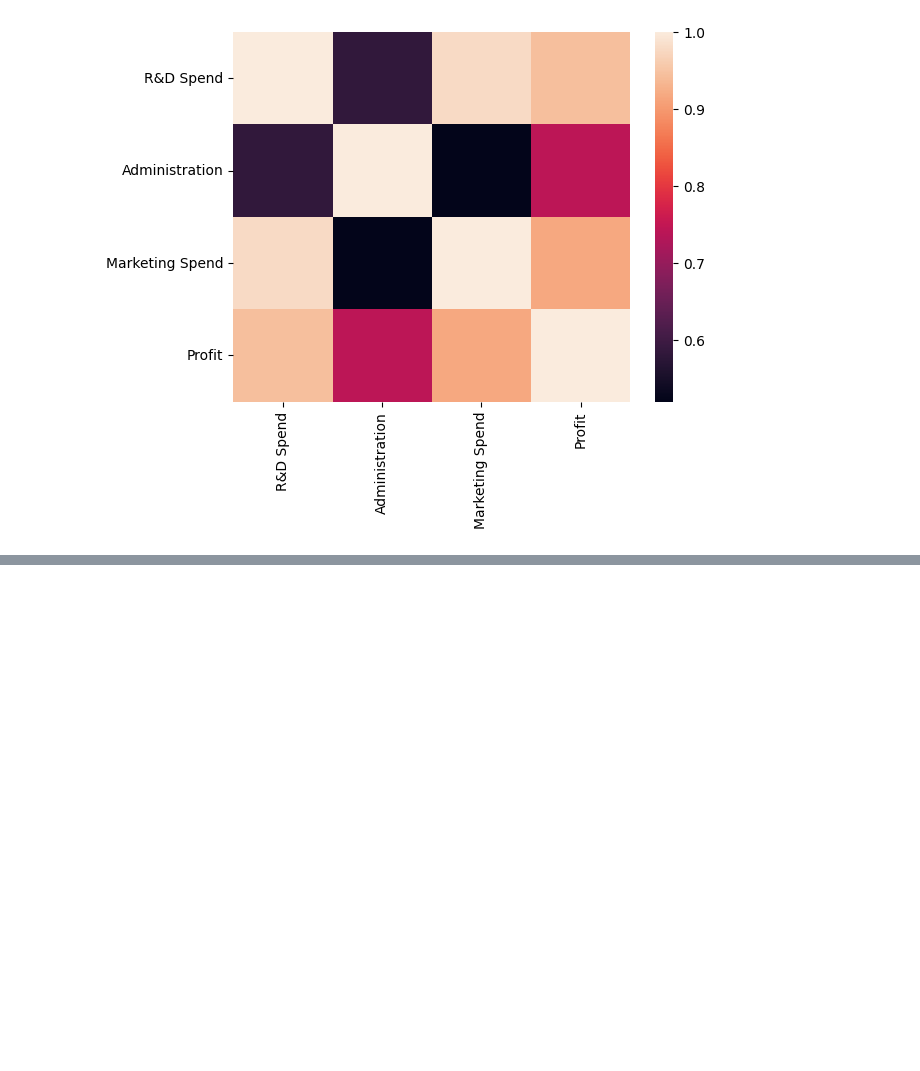
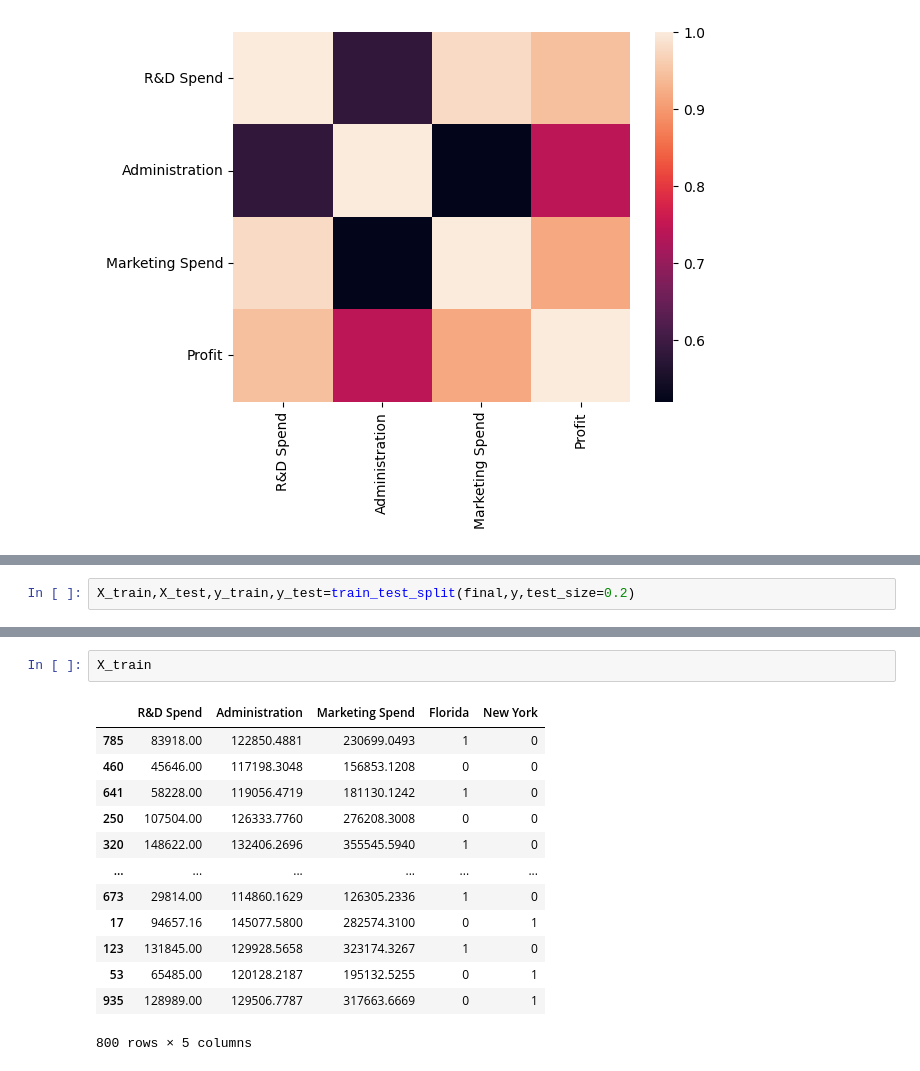
Before and after one commit to PSahithisuma/AIML_AVANTHI_SAHITHI, a Jupyter notebook: Untitled10.ipynb, the cells around one changed output, grey strips where cells are left out. Cells and saved outputs as stored; diff of their text form; blank space fills up the shorter version.

```diff
--- a/Untitled10.ipynb
+++ b/Untitled10.ipynb
@@ -169,0 +297,2 @@ SyntaxError: invalid syntax (<ipython-input-43-d64698b5d242>, line 1)
+# %%
+X_train,X_test,y_train,y_test=train_test_split(final,y,test_size=0.2)
@@ -169,0 +303,16 @@ SyntaxError: invalid syntax (<ipython-input-43-d64698b5d242>, line 1)
+# %%
+X_train
+# %% [output]
+|  | R&D Spend | Administration | Marketing Spend | Florida | New York |
+| 785 | 83918.00 | 122850.4881 | 230699.0493 | 1 | 0 |
+| 460 | 45646.00 | 117198.3048 | 156853.1208 | 0 | 0 |
+| 641 | 58228.00 | 119056.4719 | 181130.1242 | 1 | 0 |
+| 250 | 107504.00 | 126333.7760 | 276208.3008 | 0 | 0 |
+| 320 | 148622.00 | 132406.2696 | 355545.5940 | 1 | 0 |
+| ... | ... | ... | ... | ... | ... |
+| 673 | 29814.00 | 114860.1629 | 126305.2336 | 1 | 0 |
+| 17 | 94657.16 | 145077.5800 | 282574.3100 | 0 | 1 |
+| 123 | 131845.00 | 129928.5658 | 323174.3267 | 1 | 0 |
+| 53 | 65485.00 | 120128.2187 | 195132.5255 | 0 | 1 |
+| 935 | 128989.00 | 129506.7787 | 317663.6669 | 0 | 1 |
+800 rows × 5 columns
```
Also changed, not shown: parts of 33 cells of this notebook.
